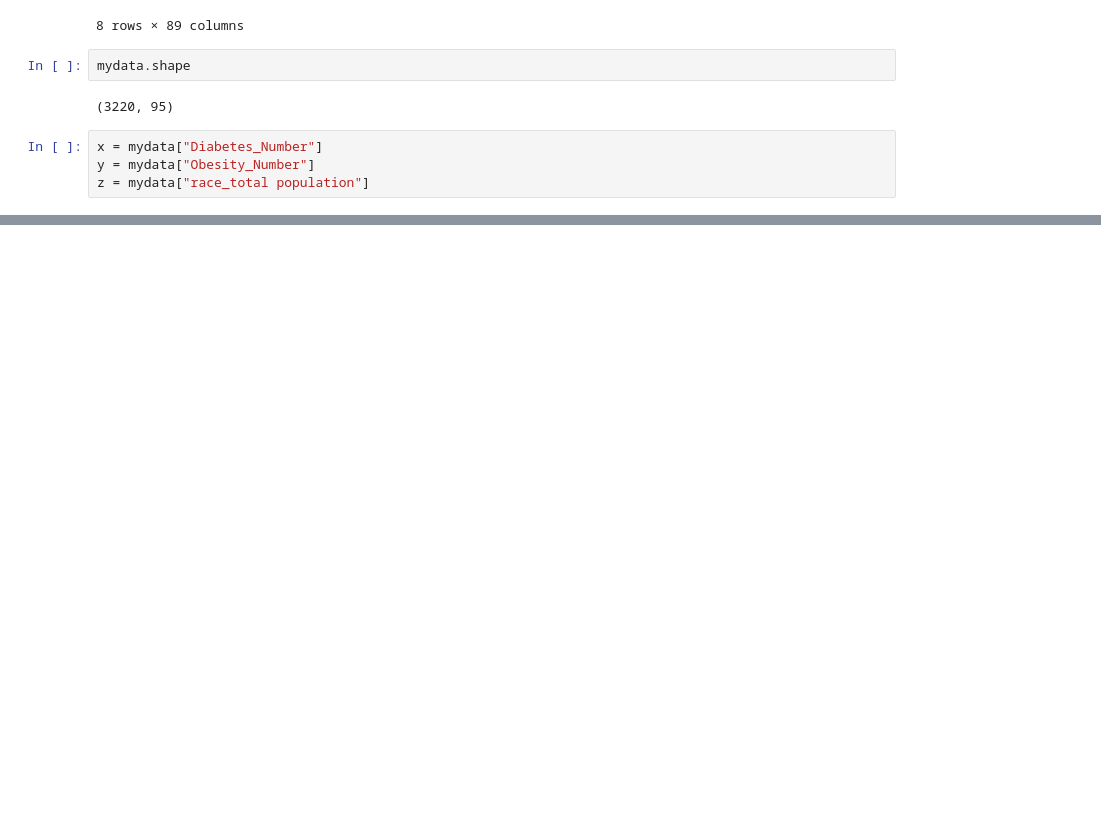
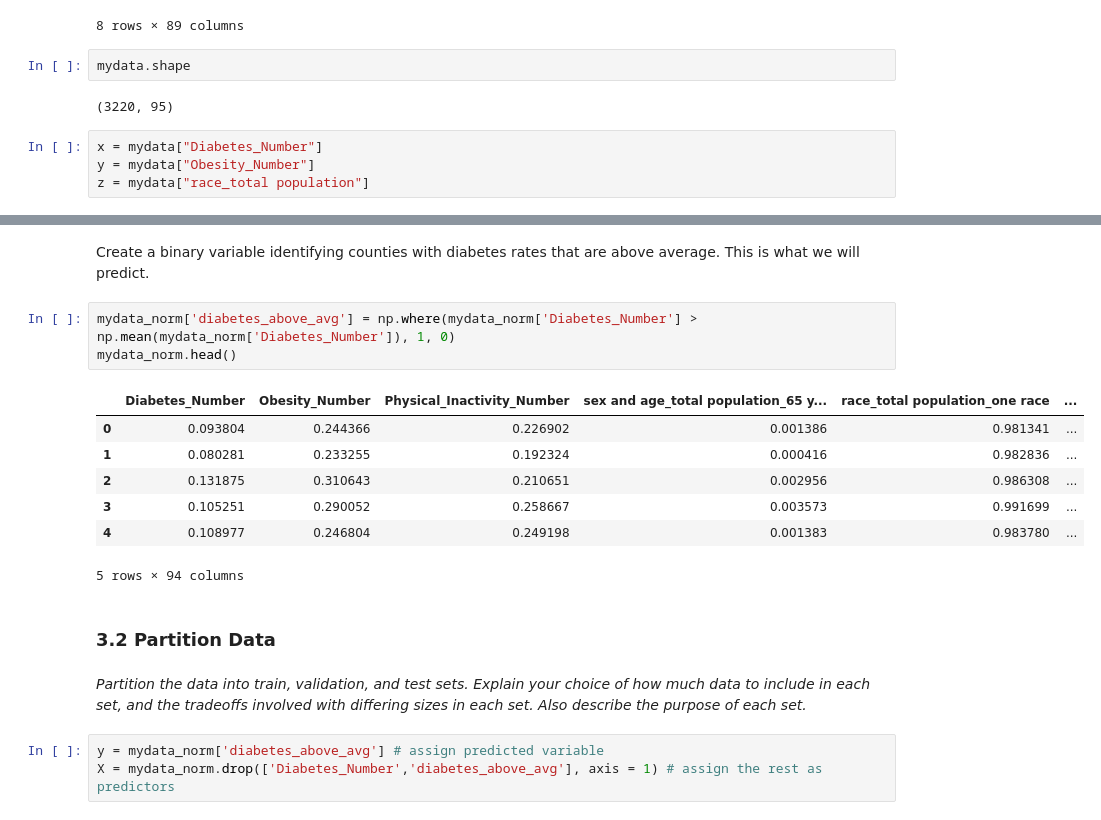
Before and after one commit to shrutibathia/CSS_Project2_Team2_Fall2020, a Jupyter notebook: Project2.ipynb, the cells around one changed output, grey strips where cells are left out. Drawn from its saved outputs; the diff is of its cells as text; blank space fills up the shorter version.

Commit message:
first stab at data cleaning and splitting

```diff
--- a/Project2.ipynb
+++ b/Project2.ipynb
@@ -50,0 +92,20 @@ plt.shw()
+# %% [markdown]
+Create a binary variable identifying counties with diabetes rates that are above average. This is what we will predict.
+# %%
+mydata_norm['diabetes_above_avg'] = np.where(mydata_norm['Diabetes_Number'] > np.mean(mydata_norm['Diabetes_Number']), 1, 0)
+mydata_norm.head()
+# %% [output]
+|  | Diabetes_Number | Obesity_Number | Physical_Inactivity_Number | sex and age_total population_65 y... | race_total population_one race | ... |
+| 0 | 0.093804 | 0.244366 | 0.226902 | 0.001386 | 0.981341 | ... |
+| 1 | 0.080281 | 0.233255 | 0.192324 | 0.000416 | 0.982836 | ... |
+| 2 | 0.131875 | 0.310643 | 0.210651 | 0.002956 | 0.986308 | ... |
+| 3 | 0.105251 | 0.290052 | 0.258667 | 0.003573 | 0.991699 | ... |
+| 4 | 0.108977 | 0.246804 | 0.249198 | 0.001383 | 0.983780 | ... |
+5 rows × 94 columns
+# %% [markdown]
+### 3.2 Partition Data
+# %% [markdown]
+_Partition the data into train, validation, and test sets. Explain your choice of how much data to include in each set, and the tradeoffs involved with differing sizes in each set. Also describe the purpose of each set._
+# %%
+y = mydata_norm['diabetes_above_avg'] # assign predicted variable
+X = mydata_norm.drop(['Diabetes_Number','diabetes_above_avg'], axis = 1) # assign the rest as predictors
```
Also changed, not shown: parts of 28 cells of this notebook.
